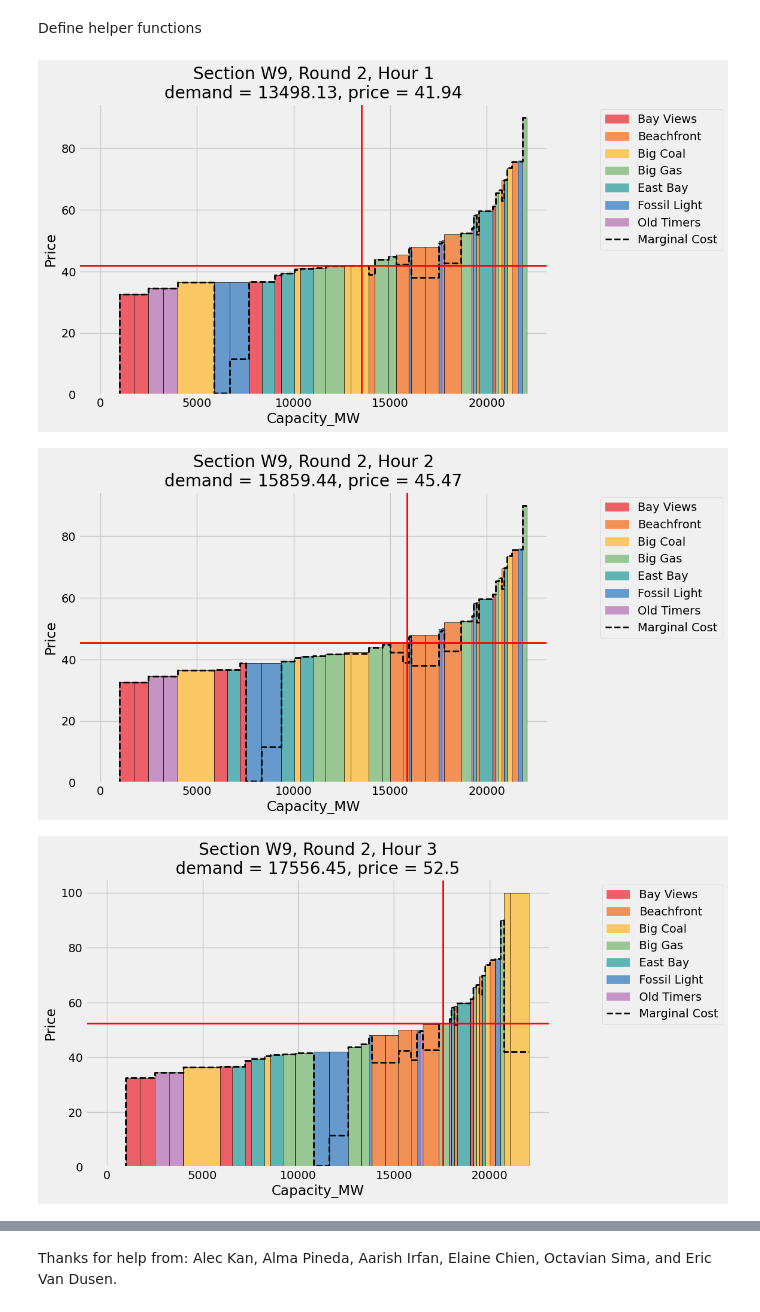
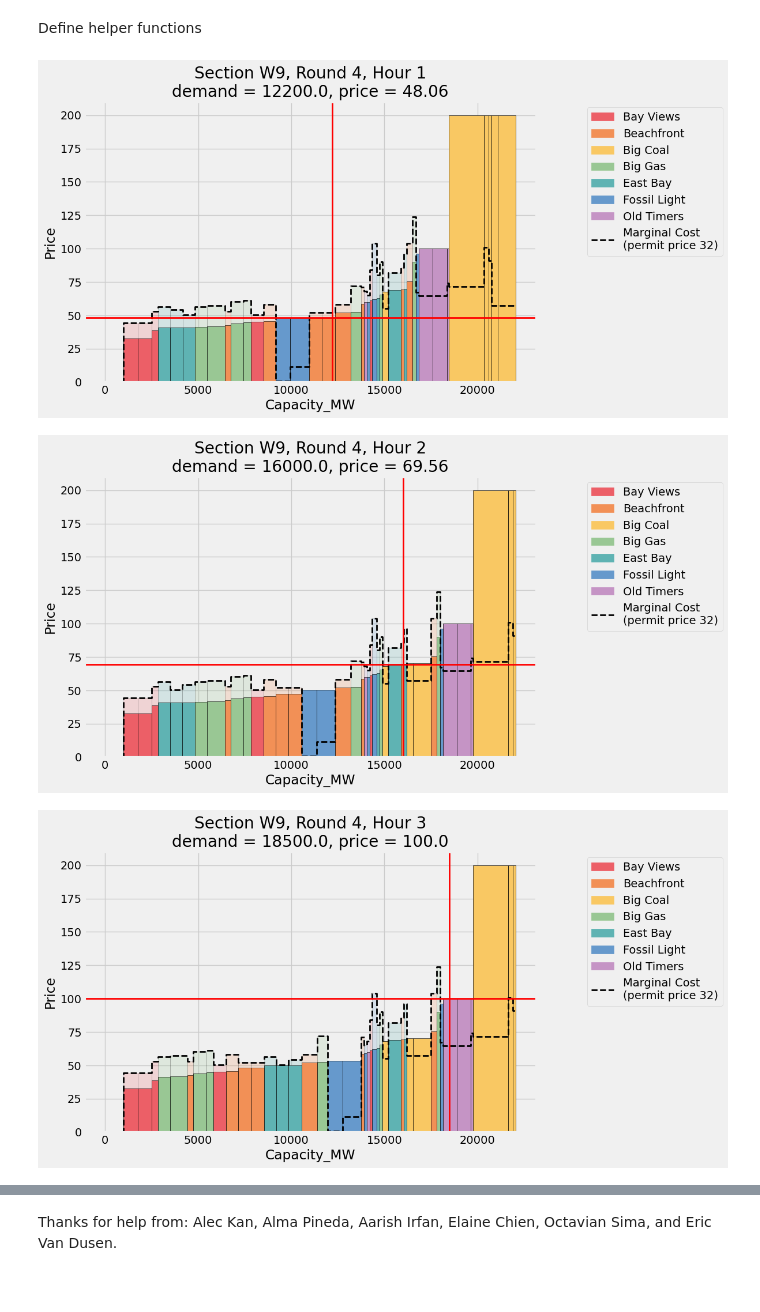
Before and after one commit to ds-modules/EEP-147-SP24, a Jupyter notebook: ESG-LectureGraphs/ESG_LectureGraphs.ipynb, the cells around one changed output, grey strips where cells are left out. Saved outputs shown, nothing was run; the diff lists cells and outputs as text; code cells hidden in the pictures.

```diff
--- a/ESG-LectureGraphs/ESG_LectureGraphs.ipynb
+++ b/ESG-LectureGraphs/ESG_LectureGraphs.ipynb
@@ -34,7 +34,8 @@ The variable **pab_periods** should contain each of the periods for which there
 # %%
 SECTIONS = ['W9','T1','T2']
 section = "W9"
-period = 2
+period = 4
+year = 2024
 #leave current period - it works with some of the functions
 current_period = period+1
 pab_periods = [1]
@@ -284,22 +285,22 @@ emissions_df['Round3'] = round3_col
 
 emissions_df.to_csv('emissions_123.csv', index=False)
 # %%
-import warnings
-warnings.filterwarnings('ignore', category=np.VisibleDeprecationWarning)
-warnings.simplefilter(action='ignore', category=FutureWarning)
+# import warnings
+# warnings.filterwarnings('ignore', category=np.VisibleDeprecationWarning)
+# warnings.simplefilter(action='ignore', category=FutureWarning)
 
 if period < 7:
     for section in SECTIONS:
         for hour in [1,2,3,4]:
             market_plot(section = section,
                         hour = hour,
                         period = period,
-                        carbon_price = 0,
+                        carbon_price = 32,
                         my_portfolio = 'Bay Views',
                         def_my_bids = False,
                         def_others_bids = False)
             plt.savefig(section+"_"+str(hour)+".png", bbox_inches="tight")
 # %% [output]
-[figure, old version]
+[figure, new version]
-[figure, old version]
+[figure, new version]
-[figure, old version]
+[figure, new version]
```
Also changed, not shown: parts of 3 cells of this notebook, 6 other files.
